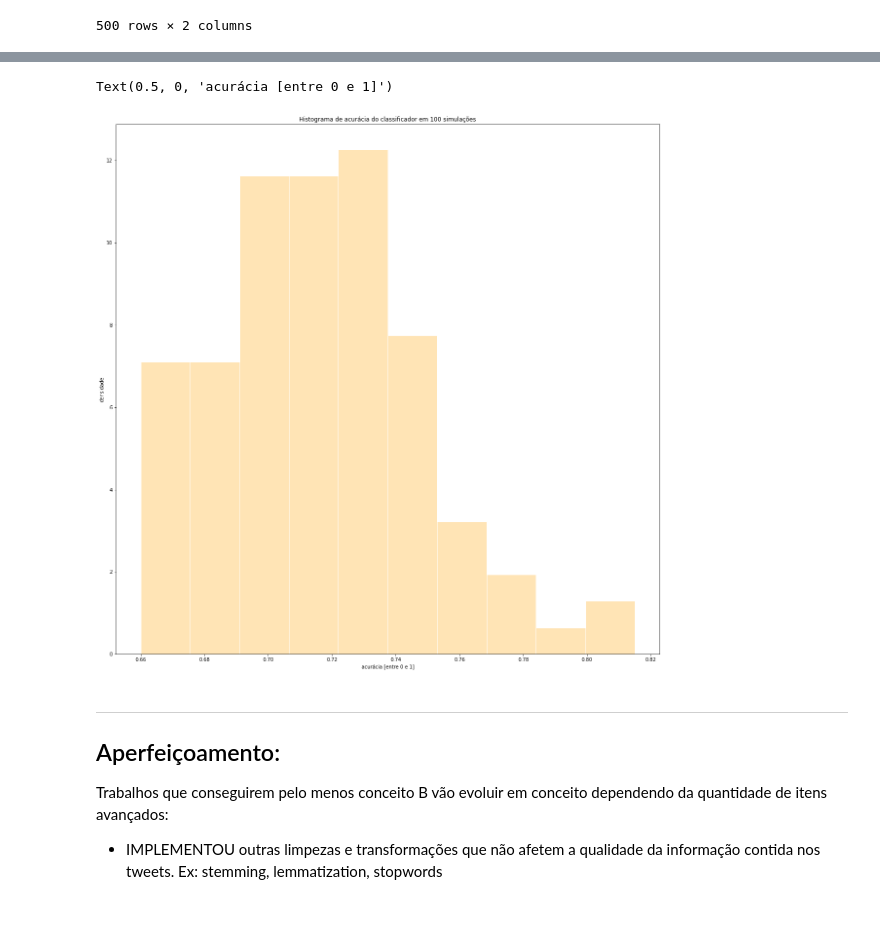
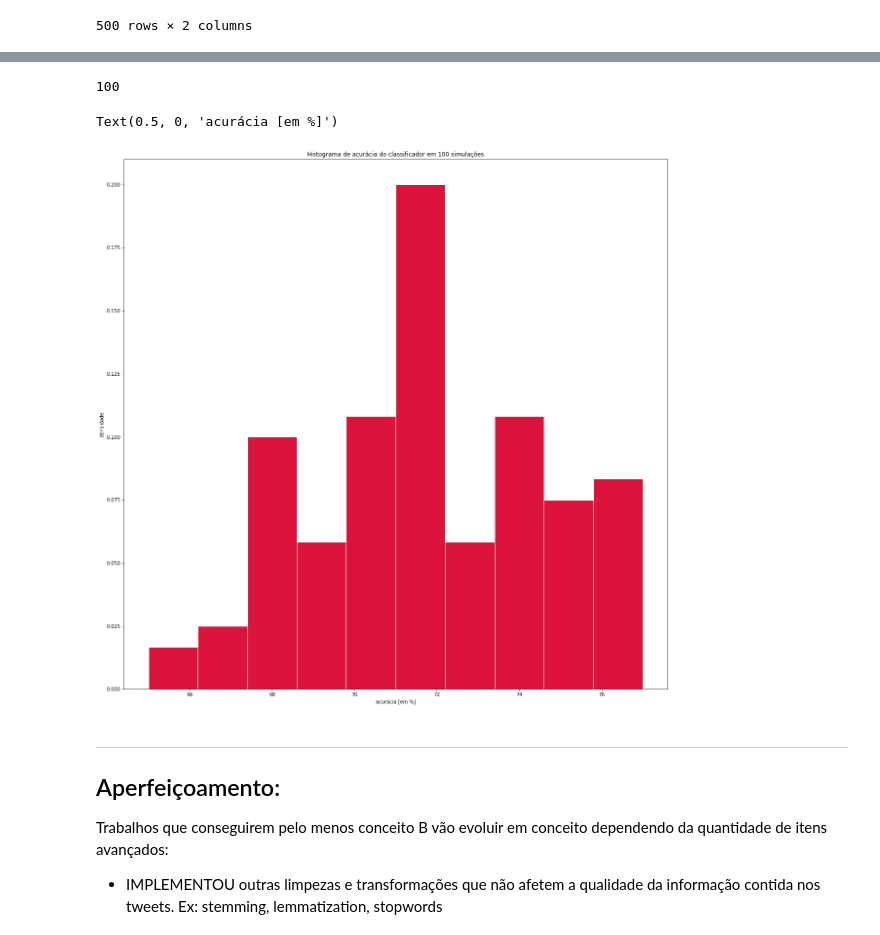
Before and after one commit to ArthurCisotto/P1_CDados, a Jupyter notebook: Projeto1_Layout_Classificador.ipynb, the cells around one changed output, grey strips where cells are left out. Saved outputs shown, nothing was run; the diff lists cells and outputs as text; code cells hidden in the pictures.

```diff
--- a/Projeto1_Layout_Classificador.ipynb
+++ b/Projeto1_Layout_Classificador.ipynb
@@ -501,8 +535,5 @@ for i in range(100):
     base_test['Classificacao_Naive_Bayes'] = base_test['Tweets'].apply(Classificacao)
     verdadeiros_positivos=base_test.loc[(base_test['Classificacao_Naive_Bayes']==1)&(base_test['Classificação (relevante = 1, não relevante = 0)']==1),:].shape[0]
     verdadeiros_negativos=base_test.loc[(base_test['Classificacao_Naive_Bayes']==0)&(base_test['Classificação (relevante = 1, não relevante = 0)']==0),:].shape[0]
-    acuracia = (verdadeiros_positivos+verdadeiros_negativos)/base_test.shape[0]
+    acuracia = ((verdadeiros_positivos+verdadeiros_negativos)/base_test.shape[0])*100
     lista_acuracias.append(acuracia)
-
-
-lista_acuracias
@@ -544,12 +540,17 @@ See the caveats in the documentation: https://pandas.pydata.org/pandas-docs/stab
+# %%
+#Demonstrando que o processo foi repetido 100 vezes e, portanto, temos 100 contagens de acurácias
+len(lista_acuracias)
+# %% [output]
+100
 # %%
 plt.figure(figsize=(20, 20))
-plt.hist(lista_acuracias, edgecolor='white', color='moccasin', density=True)
+plt.hist(lista_acuracias, bins=10, edgecolor='white', color='crimson', density=True)
 plt.title('Histograma de acurácia do classificador em 100 simulações')
 plt.ylabel('densidade')
-plt.xlabel('acurácia [entre 0 e 1]')
+plt.xlabel('acurácia [em %]')
 # %% [output]
-Text(0.5, 0, 'acurácia [entre 0 e 1]')
+Text(0.5, 0, 'acurácia [em %]')
-[figure, old version]
+[figure, new version]
 # %% [markdown]
 ___
 ## Aperfeiçoamento:
```
Also changed, not shown: parts of 25 cells of this notebook.
